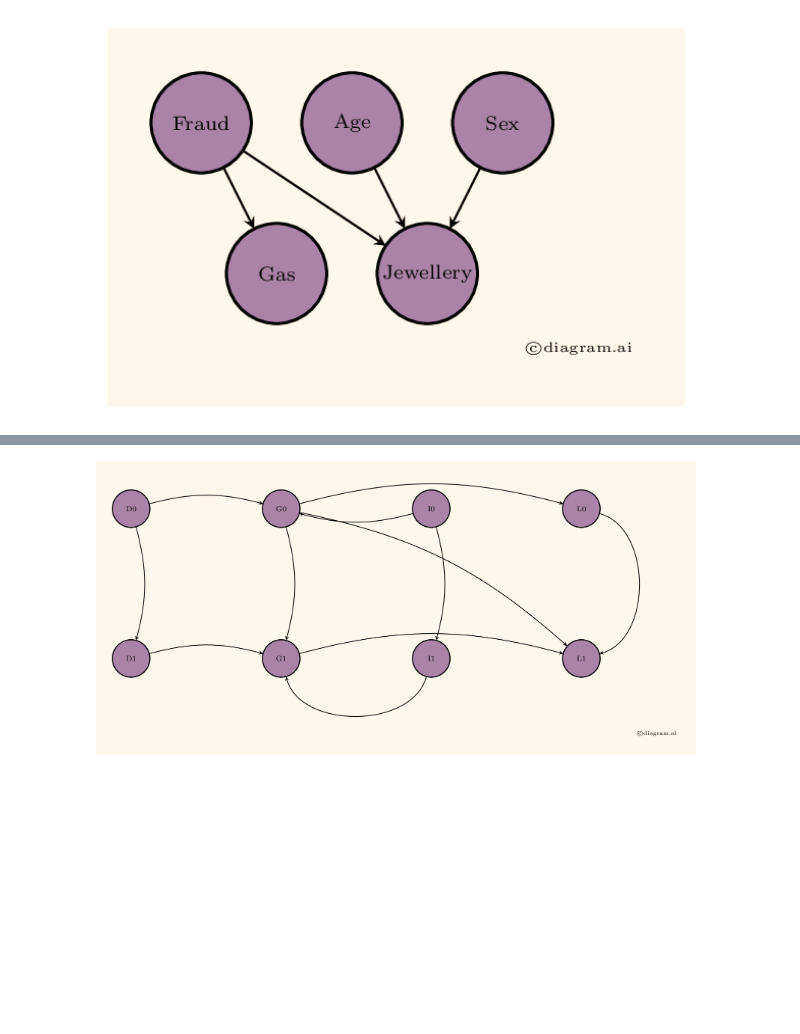
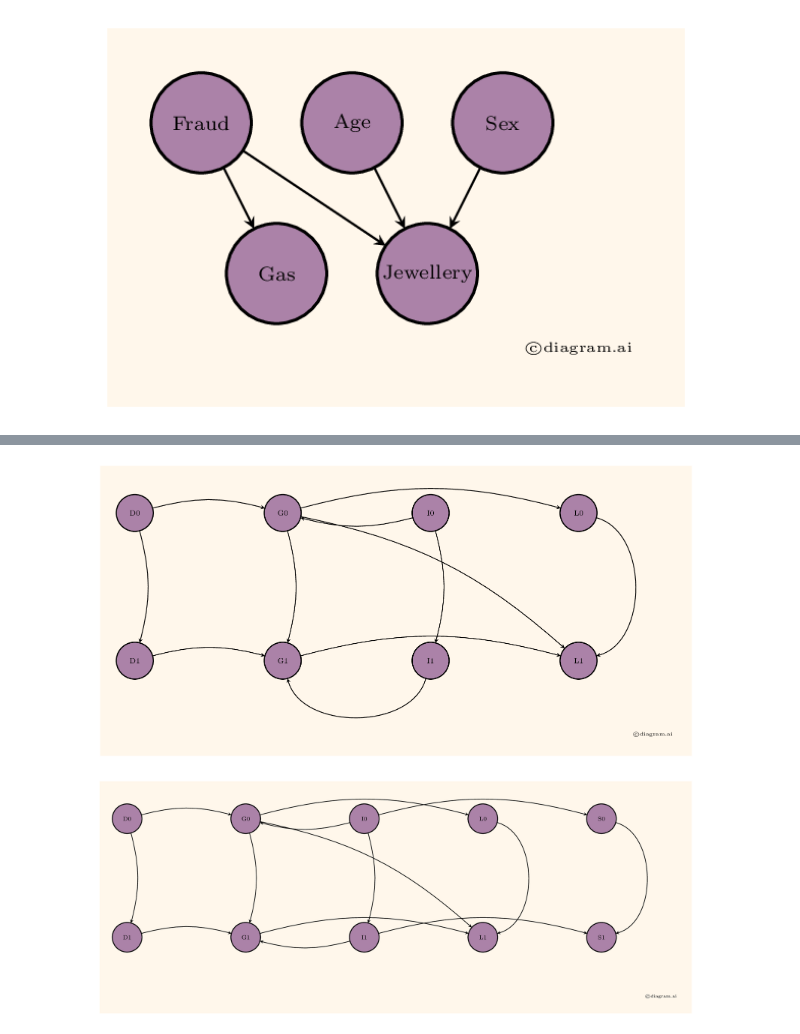
Before and after one commit to diagram-ai/vishwakarma, a Jupyter notebook: examples/pgmpy.ipynb, the cells around one changed output, grey strips where cells are left out. Saved outputs shown, nothing was run; the diff lists cells and outputs as text; code cells hidden in the pictures; blank space fills up the shorter version.

Commit message:
pgmplot fix

```diff
--- a/examples/pgmpy.ipynb
+++ b/examples/pgmpy.ipynb
@@ -52,26 +57,26 @@ display(model_viz)
 # %%
 # Dynamic Bayesian
-model = pgmpy.models.DynamicBayesianNetwork()
+model = DynamicBayesianNetwork()
 model.add_edges_from([(('D', 0), ('G', 0)),
                       (('I', 0), ('G', 0)),
                       (('G', 0), ('L', 0)),
                       (('D', 0), ('D', 1)),
                       (('I', 0), ('I', 1)),
                       (('G', 0), ('G', 1)),
                       (('G', 0), ('L', 1)),
                       (('L', 0), ('L', 1)),
                       (('G', 1), ('L', 2))])
 
-model_viz = vishwakarma.adapter.pgmpy.DynamicBayesianNetwork(model)
-imgrend = vishwakarma.renderer.latex.ImageRenderer(model_viz.model_json)
-display(imgrend.image)
+model_viz = vishwakarma.pgmplot(model)
+display(model_viz)
 
 model.add_node('S')
 model.add_edges_from([(('S',0),('S',1)),
                       (('I',0),('S',0)),
                       (('I',1),('S',1))])
 
 model_viz = vishwakarma.pgmplot(model)
 display(model_viz)
 # %% [output]
-[figure, old version]
+[figure, new version]
+[figure, added]
```
Also changed, not shown: parts of 5 cells of this notebook, 2 other files.
